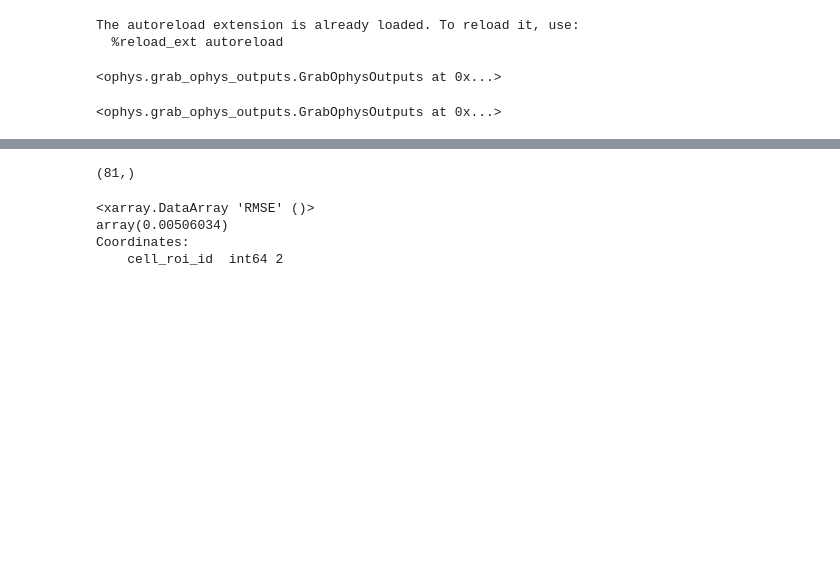
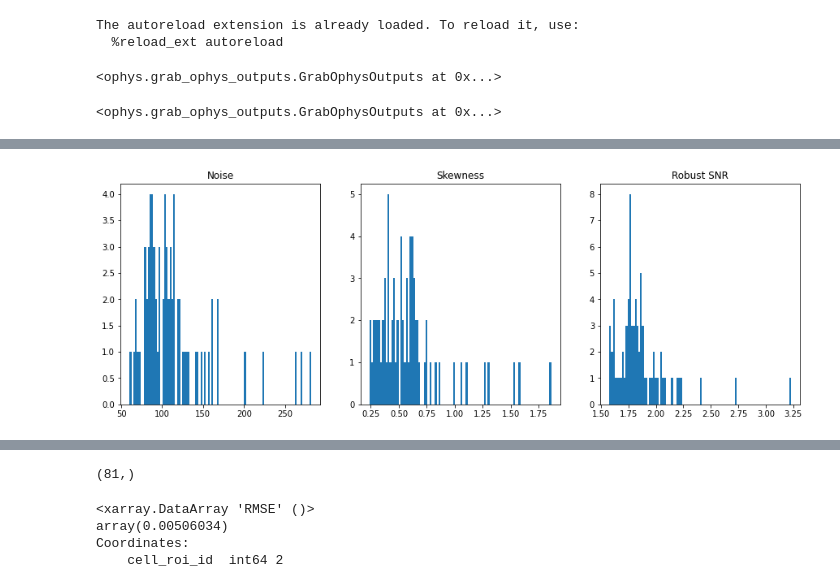
Before and after one commit to AllenNeuralDynamics/lamf-analysis, a Jupyter notebook: ophys-mfish-dev/notebooks/Dataset-object-demo.ipynb, the cells around one changed output, grey strips where cells are left out. Cells and saved outputs as stored; diff of their text form; code cells hidden in the pictures; blank space fills up the shorter version.

```diff
--- a/ophys-mfish-dev/notebooks/GOO-demo.ipynb
+++ b/ophys-mfish-dev/notebooks/Dataset-object-demo.ipynb
@@ -66,0 +168,12 @@ dataset.neuropil_traces.iloc[0].neuropil_fluorescence_traces.shape
+# %%
+#plt hist of noise, skewness, robust_snr
+fig, ax = plt.subplots(1, 3, figsize=(15, 5))
+ax[0].hist(noise, bins=100)
+ax[0].set_title("Noise")
+ax[1].hist(skewness, bins=100)
+ax[1].set_title("Skewness")
+ax[2].hist(robust_snr, bins=100)
+ax[2].set_title("Robust SNR")
+plt.show()
+# %% [output]
+[figure, added]
```
Also changed, not shown: parts of 6 cells of this notebook, 13 other files.
